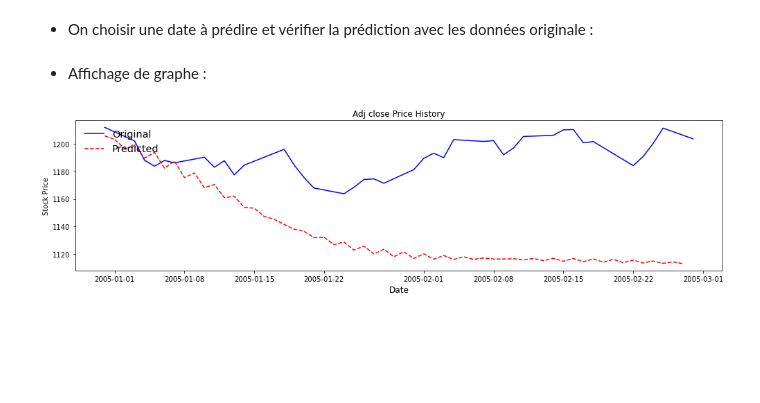
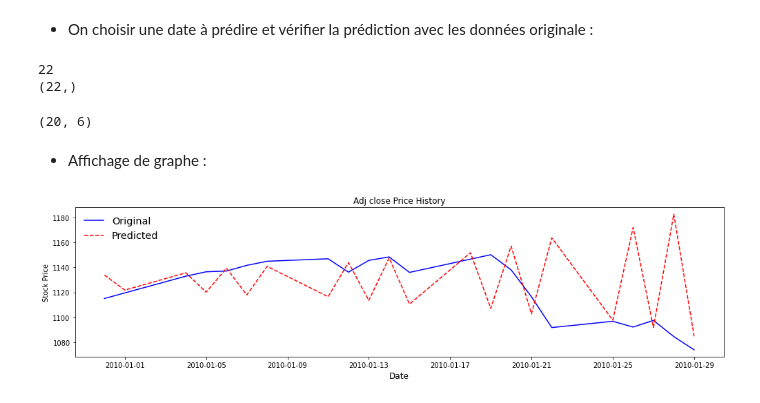
Before and after one commit to AymaneBOUJELLABA/ProjetRNA, a Jupyter notebook: Mini-projet_RNA_Partie1.ipynb, the cells around one changed output. Drawn from its saved outputs; the diff is of its cells as text; code cells hidden in the pictures; blank space fills up the shorter version.

```diff
--- a/Mini-projet_RNA_Partie1.ipynb
+++ b/Mini-projet_RNA_Partie1.ipynb
@@ -485,4 +476,5 @@ RangeIndex(start=0, stop=243, step=1)
 # %%
+l = sp500_data.index.shape
 # Add Date index
-x_testCopy.index = sp500_data.index[1013:]
-y_testCopy.index = sp500_data.index[1013:]
+x_testCopy.index = sp500_data.index[l[0] - shapeX[0]:]
+y_testCopy.index = sp500_data.index[l[0] - shapeX[0]:]
@@ -577,2 +585,9 @@ print(r2_score(y_test, predictions.T))
 # %% [markdown]
 <h3 style=" color : #FF3131">Partie 3 : Visualisation de résultat </h3>
+# %%
+n,m= sp500_data.shape
+
+idxTest = int(n - (n*0.8) - 9)
+
+idxTest = n - idxTest
+print(idxTest)
@@ -734,15 +760,20 @@ def predict_future(data,pmc,finaldate=None,l=365):
         - l=365 (default) nombre de jours de predicition ( alternative pour finaldate) )
     """
     #initialiser les valeurs
-    #values sont les données réel que nous avons utilisés pour l'entrainement
     values = data.values
+    # n,m sont les dimensions de notre données
     n,m = values.shape
+
+    #lastdate est notre dérnier date connue (dernier ligne de notre données)
     lastdate = data.index[-1]
 
+    #si l'utilisateur a specifié la date à prédire on utilise la différence en jours entre finaldate et lastdate
     if finaldate:
-        l = finaldate - lastdate
-        l = int(l.days)
+        days = np.busday_count(lastdate.date() , finaldate.date())
+        l = int(days)
+        print(l)
 
+    #boucle pour prédir l valeur (chaque date)
     for i in range(l):
         xT = values[n+i-10:n-1+i]
         xT = MinMaxscaler.transform(xT)
@@ -753,8 +784,9 @@ def predict_future(data,pmc,finaldate=None,l=365):
         values = np.append(values,yp,axis=0)
 
     newvalues = values[n:n+l,:]
-    datelist = pd.date_range(lastdate, periods=l).tolist()
+    datelist = pd.bdate_range(lastdate, periods=l).tolist()
     datelist = pd.to_datetime(datelist)
+    print(datelist.shape)
 
     newvalues = pd.DataFrame(newvalues, columns=['High', 'Low', 'Open', 'Close', 'Volume', 'Adj Close'])
     newvalues.index = datelist
@@ -767,11 +799,19 @@ def predict_future(data,pmc,finaldate=None,l=365):
     </li>
 </ul>
 # %%
-d0 = datetime(2005,2,28)
+d0 = datetime(2010,1,31)
+
 futurevalues = predict_future(data=sp500_data,pmc=pmc,finaldate=d0)
 
 d_start = sp500_data.index[-1]
 verify500 = pdr.DataReader('^GSPC', 'yahoo', d_start, d0)
+# %% [output]
+22
+(22,)
+# %%
+print(verify500.shape)
+# %% [output]
+(20, 6)
 # %% [markdown]
 <ul>
     <li>
@@ -781,19 +821,19 @@ verify500 = pdr.DataReader('^GSPC', 'yahoo', d_start, d0)
 # %%
 g, axes = plt.subplots(figsize=(14,4))
 
 #-----------------------------------------OriginaL----------------------------------
 # First Subplot:"Close Price History"
-axes.plot(verify500.index, verify500["Adj Close"], color="blue", label ='Original')
+axes.plot(verify500.index, verify500["Close"], color="blue", label ='Original')
 axes.set_xlabel("Date", fontsize=12)
 axes.set_ylabel("Stock Price")
 axes.set_title("Adj close Price History")
 
 # Second Subplot:"Adj close Price History"
-axes.plot(futurevalues.index, futurevalues["Adj Close"],'r--', label ='Predicted')
+axes.plot(futurevalues.index, futurevalues["Close"],'r--', label ='Predicted')
 axes.set_xlabel("Date", fontsize=12)
 axes.set_ylabel("Stock Price")
 axes.legend(loc='upper left', frameon=False, fontsize='x-large')
 plt.tight_layout()
 plt.show()
 # %% [output]
-[figure, old version]
+[figure, new version]
```
Also changed, not shown: parts of 27 cells of this notebook, 1 other file.
